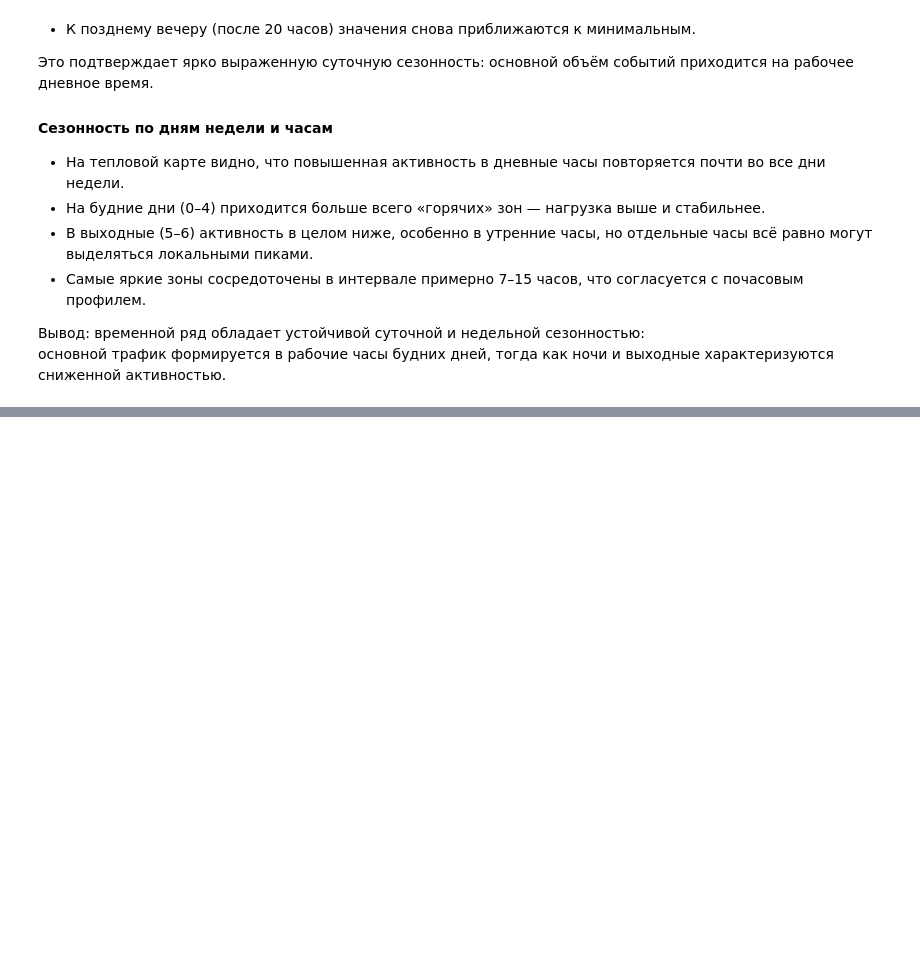
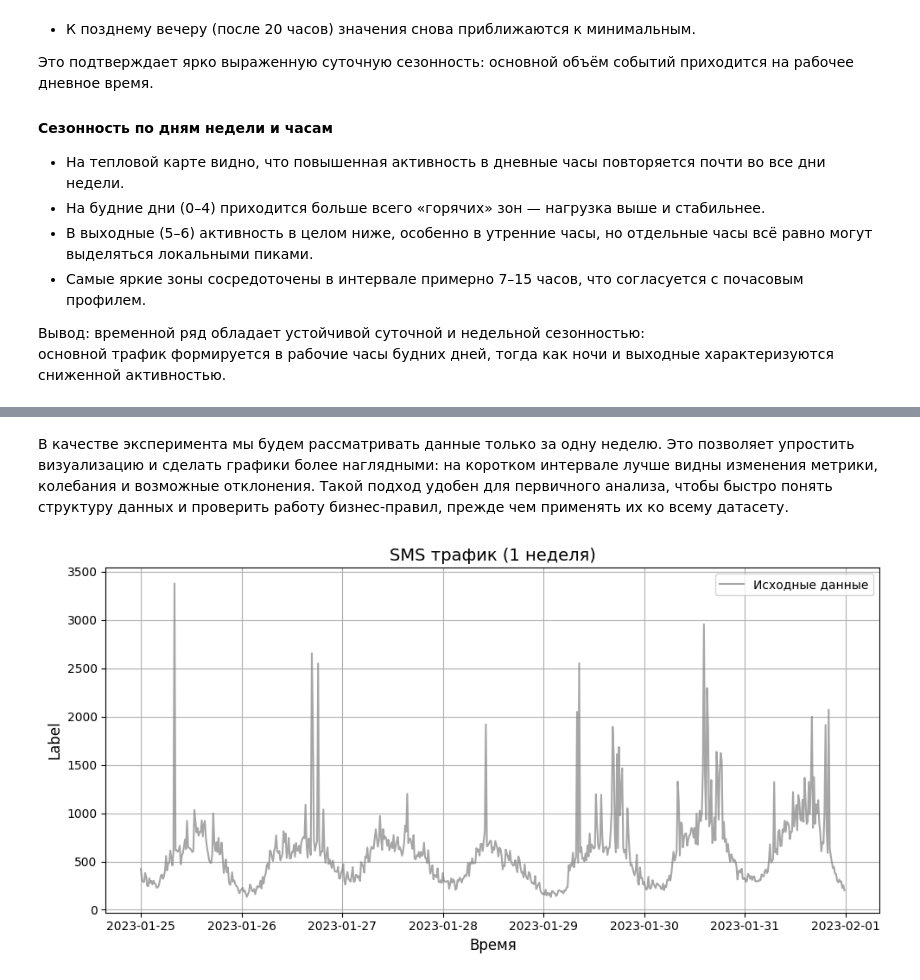
Before and after one commit to kostya9705/Portfolio, a Jupyter notebook: TelecomSMSAnalysis/analysis.ipynb, the cells around one changed output, grey strips where cells are left out. Cells and saved outputs as stored; diff of their text form; code cells hidden in the pictures; blank space fills up the shorter version.

```diff
--- a/TelecomSMSAnalysis/analysis.ipynb
+++ b/TelecomSMSAnalysis/analysis.ipynb
@@ -315,0 +352,14 @@ plt.show()
+# %% [markdown]
+В качестве эксперимента мы будем рассматривать данные только за одну неделю. Это позволяет упростить визуализацию и сделать графики более наглядными: на коротком интервале лучше видны изменения метрики, колебания и возможные отклонения. Такой подход удобен для первичного анализа, чтобы быстро понять структуру данных и проверить работу бизнес-правил, прежде чем применять их ко всему датасету.
+# %%
+plt.figure(figsize=(10, 5))
+plt.plot(data_fill.index, data_fill['label'], label='Исходные данные', color='gray', alpha=0.7)
+plt.title('SMS трафик (1 неделя)', fontsize=14)
+plt.xlabel('Время', fontsize=12)
+plt.ylabel('Label', fontsize=12)
+plt.legend()
+plt.grid(True)
+plt.tight_layout()
+plt.show()
+# %% [output]
+[figure, added]
```
Also changed, not shown: parts of 18 cells of this notebook.
